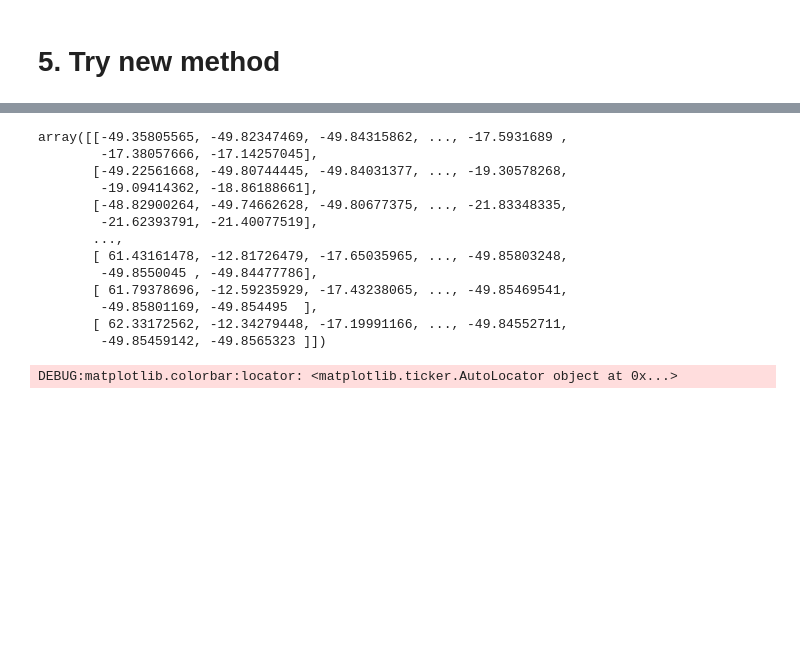
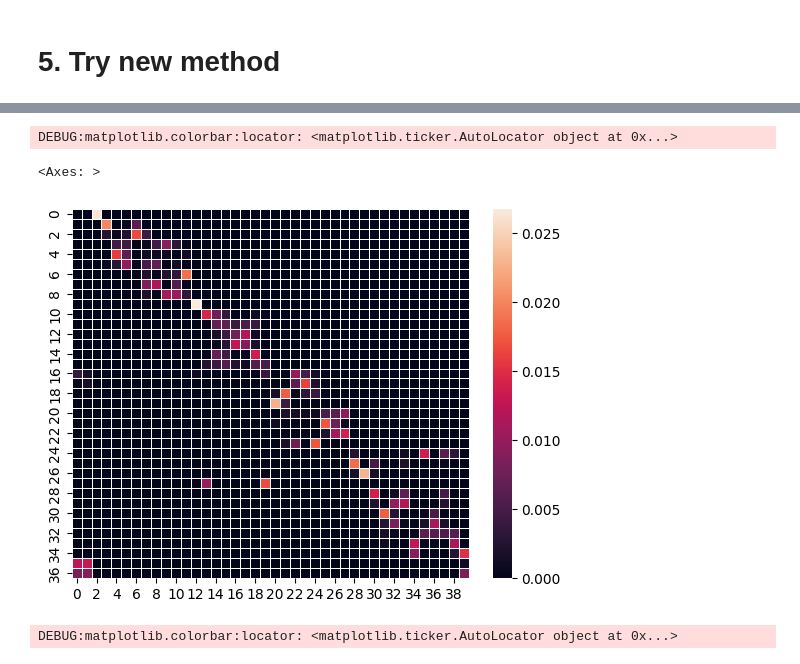
Before and after one commit to hanahhh/WTK-distance, a Jupyter notebook: examples/knn_mask_map_metric_test.ipynb, the cells around one changed output, grey strips where cells are left out. Drawn from its saved outputs; the diff is of its cells as text; code cells hidden in the pictures; blank space fills up the shorter version.

```diff
--- a/examples/knn_mask_map_metric_test.ipynb
+++ b/examples/knn_mask_map_metric_test.ipynb
@@ -472,25 +538,46 @@ I.shape, KL.shape, M.shape
-# %%
-import math
-lambda1 = 50
-lambda2 = 0.1
-delta = 1
-M_hat = M - lambda1 * I + lambda2 * (KL / (2 * delta ** 2) + np.log(delta * np.sqrt(2 * math.pi)))
-# %%
-M_hat
-# %% [output]
-array([[-49.35805565, -49.82347469, -49.84315862, ..., -17.5931689 ,
-        -17.38057666, -17.14257045],
-       [-49.22561668, -49.80744445, -49.84031377, ..., -19.30578268,
-        -19.09414362, -18.86188661],
-       [-48.82900264, -49.74662628, -49.80677375, ..., -21.83348335,
-        -21.62393791, -21.40077519],
-       ...,
-       [ 61.43161478, -12.81726479, -17.65035965, ..., -49.85803248,
-        -49.8550045 , -49.84477786],
-       [ 61.79378696, -12.59235929, -17.43238065, ..., -49.85469541,
-        -49.85801169, -49.854495  ],
-       [ 62.33172562, -12.34279448, -17.19991166, ..., -49.84552711,
-        -49.85459142, -49.8565323 ]])
+# %%
+def opw_sinkhorn(a, b, M,KL, lambda1=50, lambda2=0.1, delta=1, method='sinkhorn', numItermax=1000, stopThr=1e-9, verbose=False, log=False, warn=True, **kwargs):
+    r"""
+    Solve the entropic regularization OPW and return the loss
+
+    Args:
+        X (ndarray): view1
+        Y (ndarray): view2
+        lambda1 (int, optional): weight of first term. Defaults to 50.
+        lambda2 (float, optional): weight of second term. Defaults to 0.1.
+        delta (int, optional): _description_. Defaults to 1.
+
+    Returns:
+        distance: distance is the distance between views
+    """
+
+    a, b, M, KL = list_to_array(a, b, M, KL)
+
+    reg = lambda2
+
+    I = create_I(a.shape[0], b.shape[0])
+    M_hat = M - lambda1 * I + lambda2 * (KL / (2 * delta ** 2) + np.log(delta * np.sqrt(2 * math.pi)))
+
+    cost = sinkhorn2(a, b, M_hat, reg,method=method, numItermax=numItermax, stopThr=stopThr, verbose=verbose, log=log, warn=warn, **kwargs)
+    translation_matrix = sinkhorn(a, b, M_hat, reg, method=method, numItermax=numItermax, stopThr=stopThr, verbose=verbose, log=log, warn=warn, **kwargs)
+    return cost, translation_matrix
+# %%
+def new_distance(M, KL):
+    rows, cols = M.shape
+    a, b = np.ones((rows,)) / rows, np.ones((cols,)) / cols
+    lambd = 1e-1
+    dist, matrix = opw_sinkhorn(a, b, M, KL, lambd, numItermax=20)
+    return torch.tensor(dist), matrix
+# %%
+KL = create_mask_KL(X_train_arabic[0], X_train_arabic[29], type=2)
+M = cost_matrix_2d(X_train_arabic[0], X_train_arabic[29])
+cost, matrix = new_distance(M, KL)
+# %%
+sns.heatmap(matrix, linewidth=0.5)
+# %% [output]
+DEBUG:matplotlib.colorbar:locator: <matplotlib.ticker.AutoLocator object at 0x...>
+<Axes: >
+[figure, added]
 # %%
 sns.heatmap(M_hat, linewidth=0.5)
 # %% [output]
```
Also changed, not shown: parts of 14 cells of this notebook.
